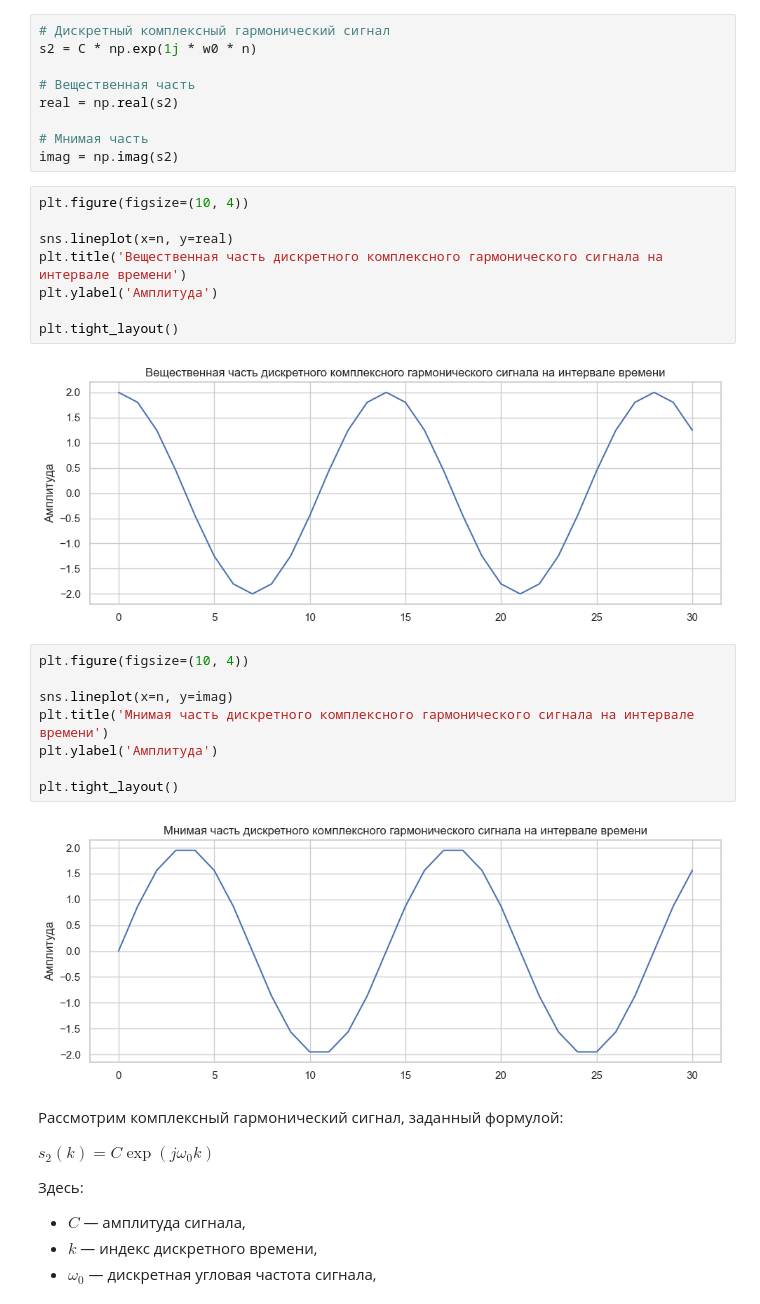
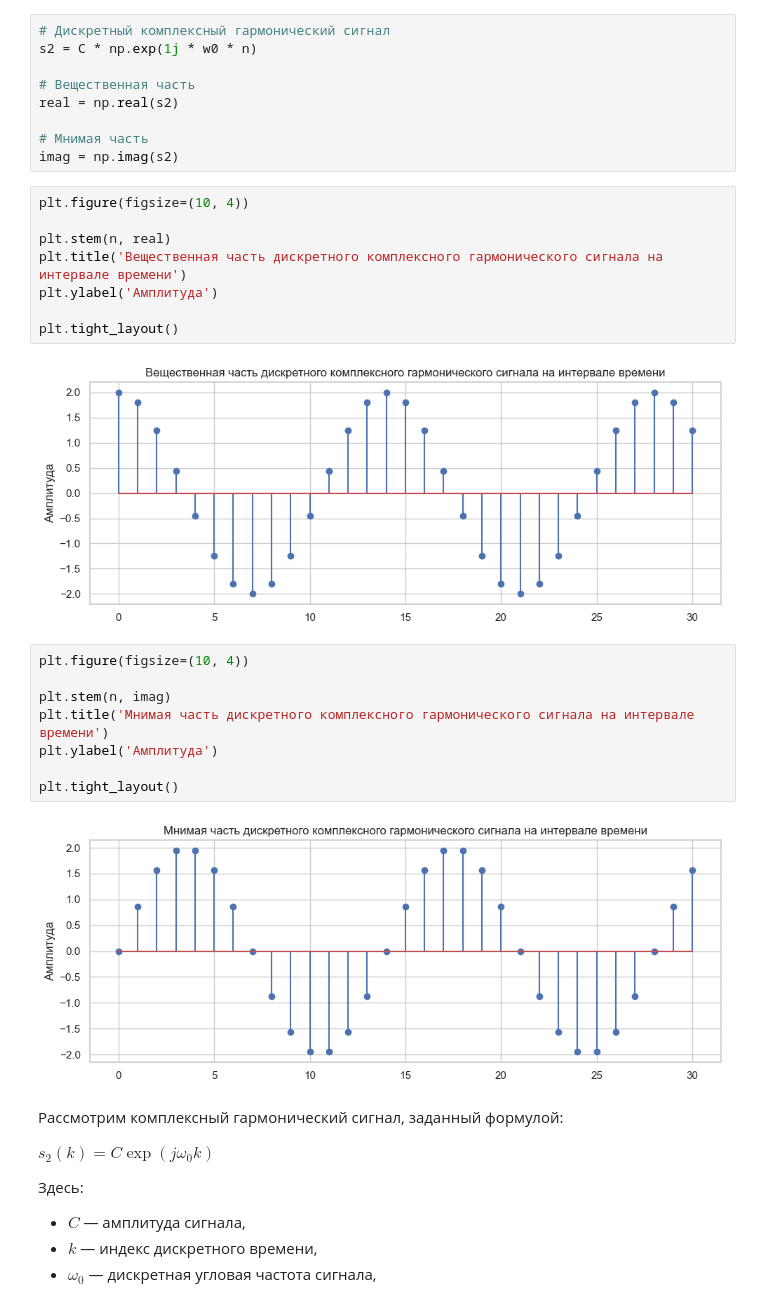
Before and after one commit to the-mvi/dsp-2024, a Jupyter notebook: 1381_Derkacheva_DY_Mantseva_TK/lab1.ipynb, the cells around one changed output. Cells and saved outputs as stored; diff of their text form.

```diff
--- a/1381_Derkacheva_DY_Mantseva_TK/lab1.ipynb
+++ b/1381_Derkacheva_DY_Mantseva_TK/lab1.ipynb
@@ -299,23 +285,23 @@ imag = np.imag(s2)
 # %%
 plt.figure(figsize=(10, 4))
 
-sns.lineplot(x=n, y=real)
+plt.stem(n, real)
 plt.title('Вещественная часть дискретного комплексного гармонического сигнала на интервале времени')
 plt.ylabel('Амплитуда')
 
 plt.tight_layout()
 # %% [output]
-[figure, old version]
+[figure, new version]
 # %%
 plt.figure(figsize=(10, 4))
 
-sns.lineplot(x=n, y=imag)
+plt.stem(n, imag)
 plt.title('Мнимая часть дискретного комплексного гармонического сигнала на интервале времени')
 plt.ylabel('Амплитуда')
 
 plt.tight_layout()
 # %% [output]
-[figure, old version]
+[figure, new version]
 # %% [markdown]
 Рассмотрим комплексный гармонический сигнал, заданный формулой:
 
```
Also changed, not shown: parts of 4 cells of this notebook.
